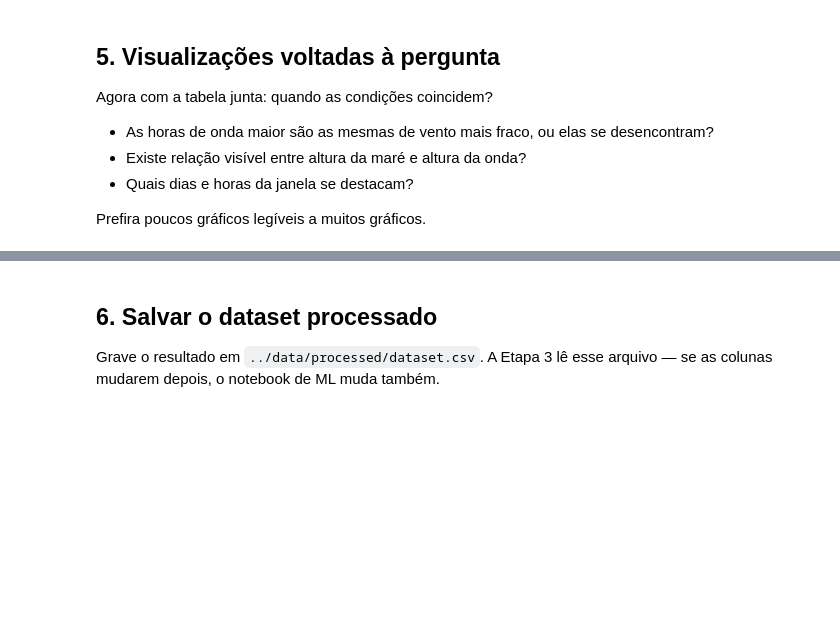
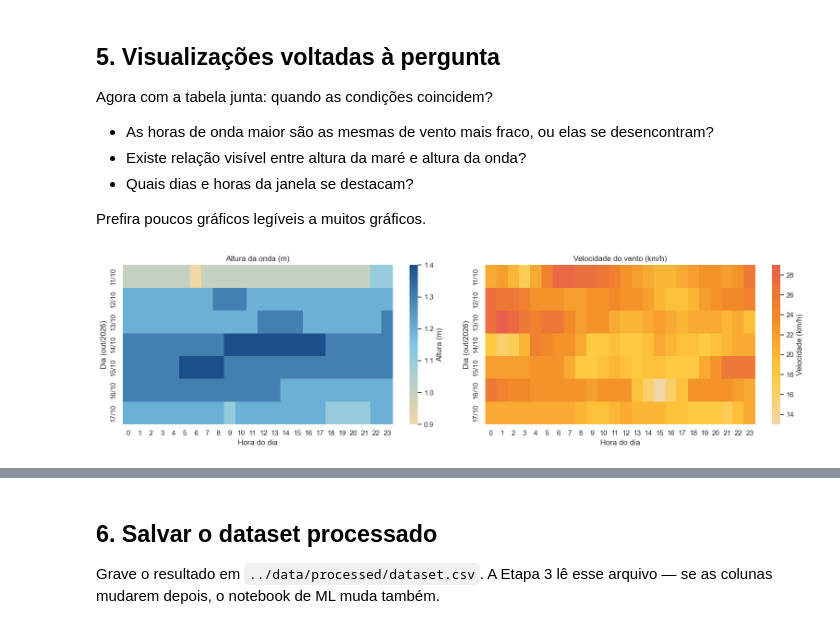
Before and after one commit to phmcd-bit/miniprojeto2, a Jupyter notebook: notebooks/eda.ipynb, the cells around one changed output, grey strips where cells are left out. Drawn from its saved outputs; the diff is of its cells as text; code cells hidden in the pictures; blank space fills up the shorter version.

```diff
--- a/notebooks/eda.ipynb
+++ b/notebooks/eda.ipynb
@@ -481,0 +684,9 @@ Justifique as escolhas em markdown. Elas são a base das duas próximas etapas.
+# %%
+colunas = [
+    "datetime", "hora_dia", "periodo", "dia_semana", "fim_de_semana", "e_dia",
+    "coeficiente", "altura_mare_m", "sentido",
+    "altura_onda_m", "direcao_onda",
+    "velocidade_vento_kmh", "direcao_vento",
+]
+df_dataset = df_dataset[colunas]
+df_dataset.info()
@@ -490,3 +754,36 @@ Agora com a tabela junta: quando as condições coincidem?
 - Quais dias e horas da janela se destacam?
 
 Prefira poucos gráficos legíveis a muitos gráficos.
+# %%
+# As horas de onda maior são as mesmas de vento mais fraco, ou elas se desencontram?
+
+from matplotlib.colors import LinearSegmentedColormap
+
+cmap_onda = LinearSegmentedColormap.from_list(
+    "onda", [PRAIA["areia"], PRAIA["azul_claro"], PRAIA["azul_escuro"]]
+)
+cmap_vento = LinearSegmentedColormap.from_list(
+    "vento", [PRAIA["areia"], PRAIA["amarelo"], PRAIA["laranja"], PRAIA["coral"]]
+)
+
+d = df_dataset.assign(dia=df_dataset["datetime"].dt.strftime("%d/%m"))
+onda_m = d.pivot(index="dia", columns="hora_dia", values="altura_onda_m")
+vento_m = d.pivot(index="dia", columns="hora_dia", values="velocidade_vento_kmh")
+
+fig, axes = plt.subplots(1, 2, figsize=(16, 4.5))
+
+sns.heatmap(onda_m, cmap=cmap_onda, ax=axes[0], cbar_kws={"label": "Altura (m)"})
+axes[0].set_title("Altura da onda (m)")
+
+sns.heatmap(vento_m, cmap=cmap_vento, ax=axes[1], cbar_kws={"label": "Velocidade (km/h)"})
+axes[1].set_title("Velocidade do vento (km/h)")
+
+for ax in axes:
+    ax.set_xlabel("Hora do dia")
+    ax.set_ylabel("Dia (out/2026)")
+    ax.grid(False)
+
+plt.tight_layout()
+plt.show()
+# %% [output]
+[figure, added]
```
Also changed, not shown: parts of 28 cells of this notebook.
